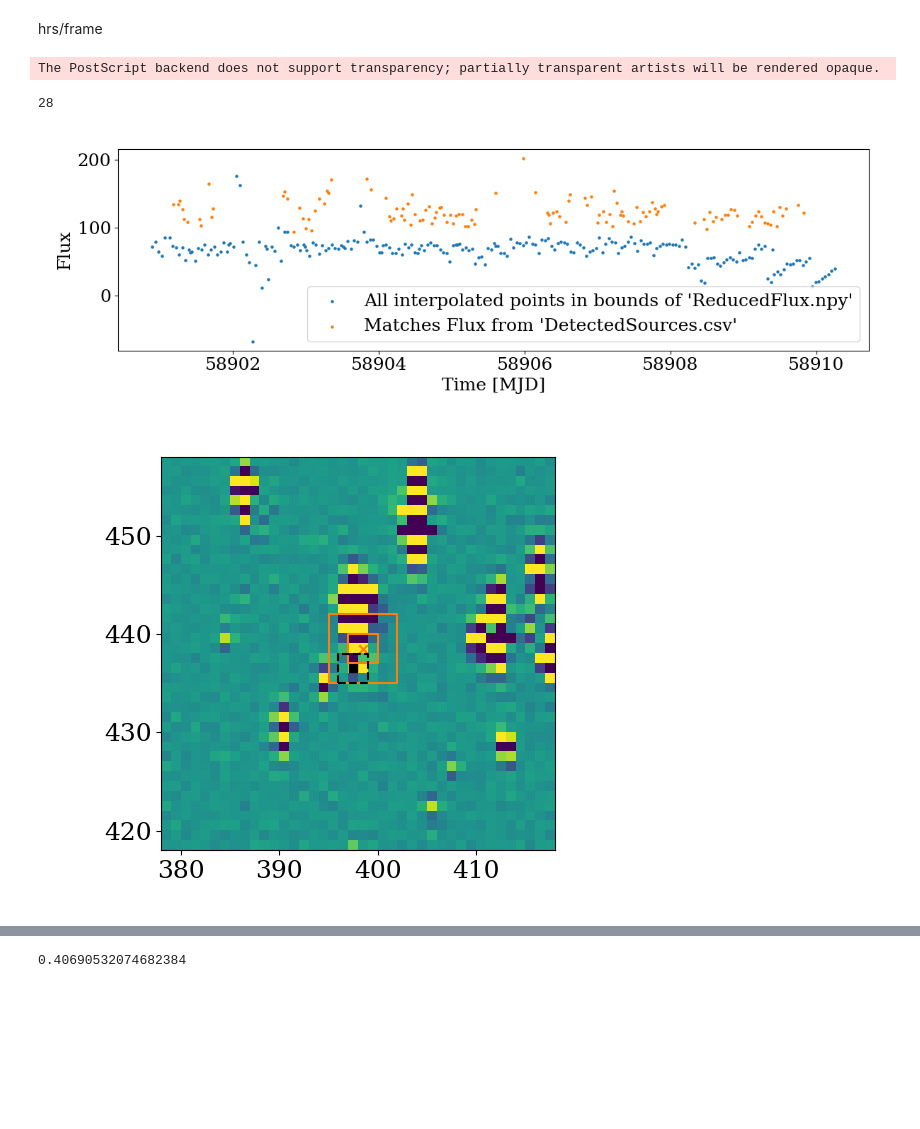
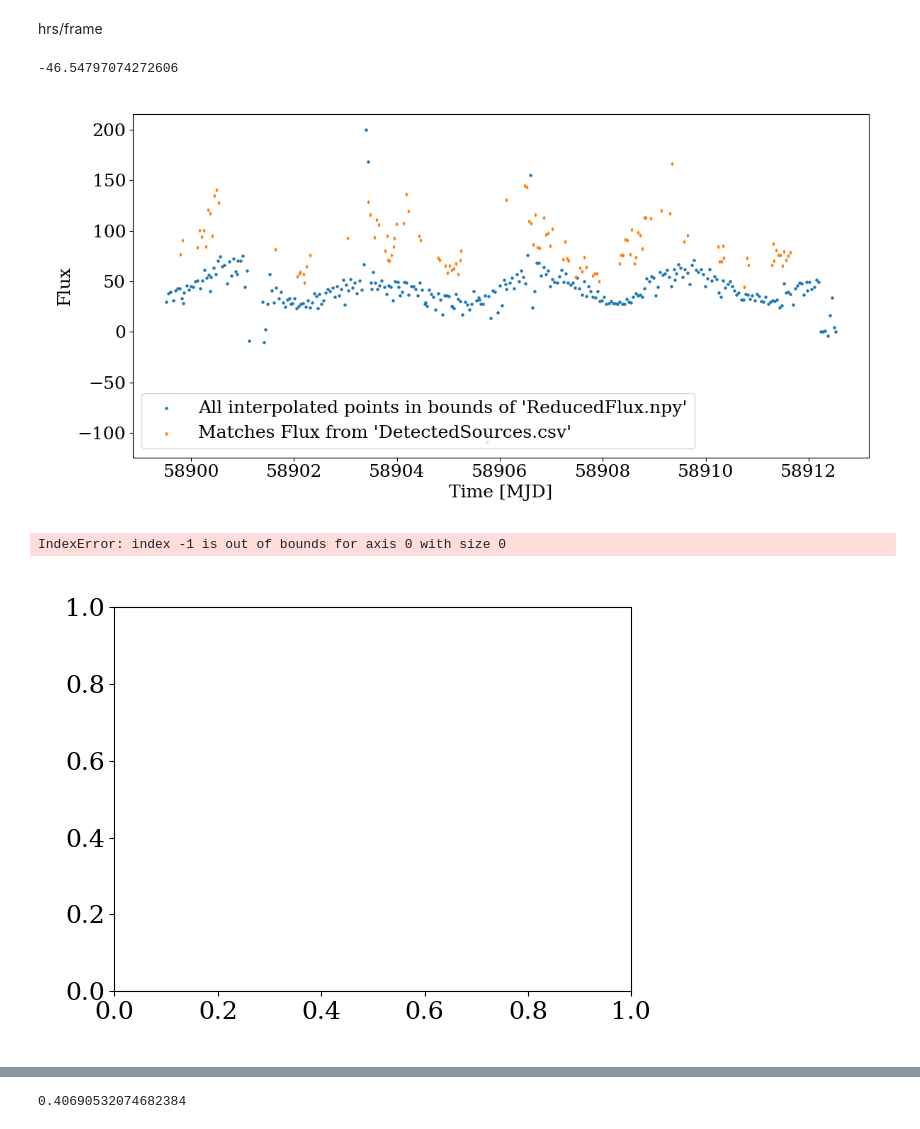
Before and after one commit to ble61/ASTR480, a Jupyter notebook: Test Code/allDataTest.ipynb, the cells around one changed output, grey strips where cells are left out. Cells and saved outputs as stored; diff of their text form; code cells hidden in the pictures; blank space fills up the shorter version.

```diff
--- a/Test Code/allDataTest.ipynb
+++ b/Test Code/allDataTest.ipynb
@@ -30,7 +30,7 @@ cut = 8
 
 interpedPos = pd.read_csv(f"./InterpolatedQuerryResult_{sector}_{cam}_{ccd}_{cut}.csv")
 
-name = " Ruff "
+name = " 1999 JE82 "
 
 interpedNamePosIDs = interpedPos.index[interpedPos["Name"] == name]
 interpedNamePos = interpedPos.loc[interpedNamePosIDs]
@@ -166,29 +166,30 @@ np.mean(np.abs(timesFromOz-frameTimes))
 hrs/frame
 # %%
 pSize = 5
-fig, ax = plt.subplots(1,1,figsize=(12,4))
+fig, ax = plt.subplots(1,1,figsize=(12,6))
 ax.set_xlabel("Time [MJD]")
 ax.set_ylabel("Flux")
-
-ax.scatter(frameTimes[fsIn], sumFluxes, s=pSize, label = "All interpolated points in bounds of 'ReducedFlux.npy'")
+                                        #* CUT off huge ones
+ax.scatter(frameTimes[fsIn], np.where(np.abs(sumFluxes)<300, sumFluxes, np.nan), s=pSize, label = "All interpolated points in bounds of 'ReducedFlux.npy'")
 
 matchedMeanFlux = np.mean(matchedNamePos["flux"])
 
 # ax.scatter(matchedNamePos["Time"]-timeOffset, matchedNamePos["flux"]-matchedMeanFlux, s=pSize, label = f"Matches Flux from Detected Sources (around 0 by subtracting mean = {matchedMeanFlux.round(2)})")
 
-ax.scatter(matchedNamePos["Time"]-timeOffset, matchedNamePos["flux"], s=pSize, label = f"Matches Flux from 'DetectedSources.csv'")
+ax.scatter(matchedNamePos["Time"]-timeOffset, matchedNamePos["flux"], s=pSize, marker="d",label = f"Matches Flux from 'DetectedSources.csv'")
 
 ax.legend()
 
-fig.savefig(f"./Testing Figures/differentFluxes{name}.eps")
+# fig.savefig(f"./Testing Figures/differentFluxes{name}.pdf")
 
-np.argmax(sumFluxes)
+# np.argmax(sumFluxes)
+
+np.nanmean(sumFluxes)- matchedMeanFlux
 # %% [output]
-The PostScript backend does not support transparency; partially transparent artists will be rendered opaque.
+-46.54797074272606
-28
-[figure, old version]
+[figure, new version]
 # %%
-point =42
+point = np.argmax(sum)
 numPx = 20
 
 #????looks like x and y is flipped
@@ -242,7 +243,8 @@ for f,y,x in zip(fsIn, ysIn, xsIn): #????looks like x and y is flipped
 
     sumFluxesCom.append(np.sum(allFluxes[f,y2-sumDown:y2+sumUp,x2-sumDown:x2+sumUp]))
 # %% [output]
+IndexError: index -1 is out of bounds for axis 0 with size 0
-[figure, old version]
+[figure, new version]
 # %%
 pSize = 5
 fig, ax = plt.subplots(1,1,figsize=(12,6))
```
Also changed, not shown: parts of 4 cells of this notebook, 39 other files.
